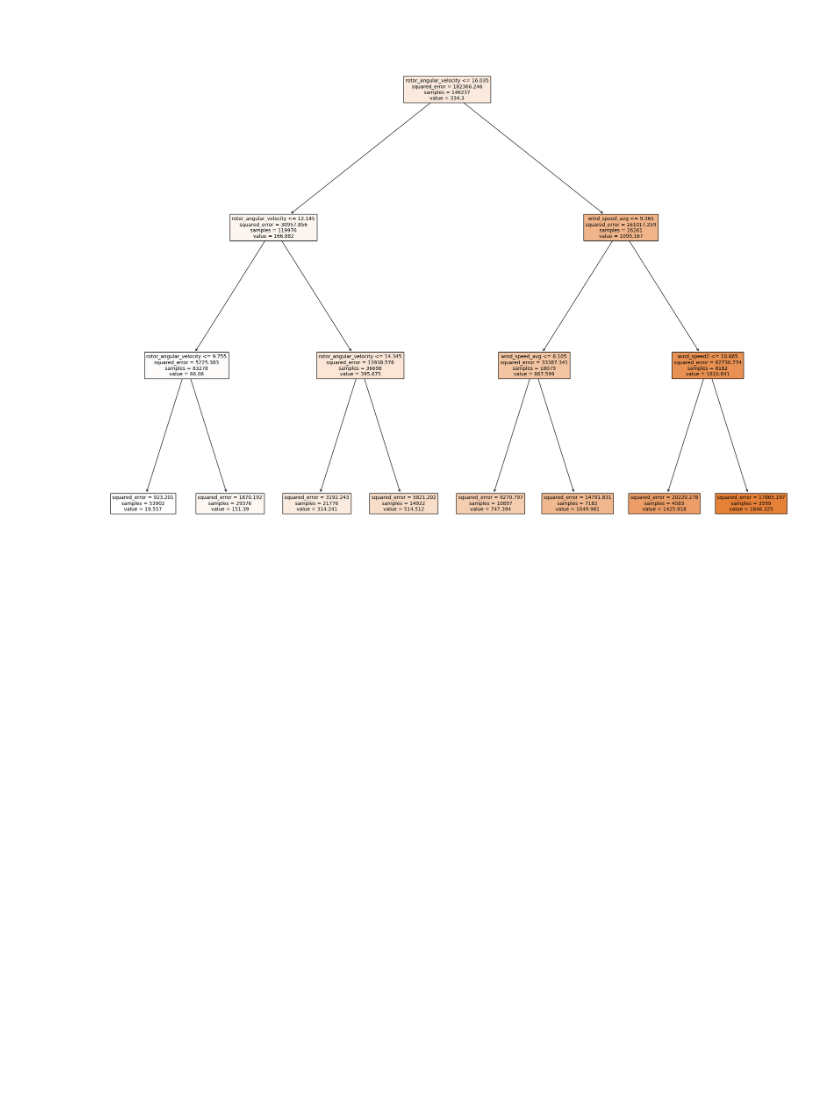
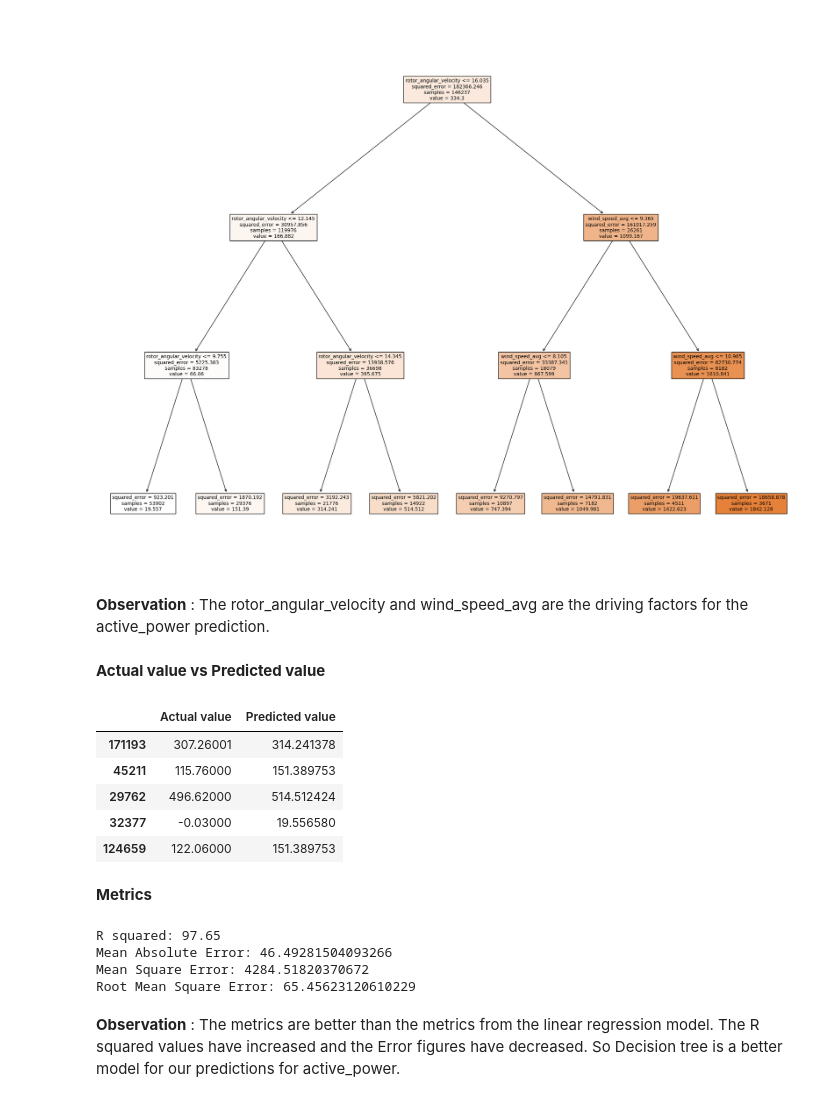
Before and after one commit to madhumitafilos/Collab, a Jupyter notebook: Madhumita_DecisionTree_Intermediate.ipynb, the cells around one changed output. Saved outputs shown, nothing was run; the diff lists cells and outputs as text; code cells hidden in the pictures; blank space fills up the shorter version.

```diff
--- a/Madhumita_DecisionTree_Intermediate.ipynb
+++ b/Madhumita_DecisionTree_Intermediate.ipynb
@@ -42,6 +42,6 @@ Defining features X and y
 # %%
-X = wind_DS[['pitch_angle','reactive_power','nacelle_angle','nacelle_temp','wind_speed1','wind_speed2','wind_speed_avg','wind_angle','vane_angle','outdoor_temp','rotor_angular_velocity','rotor_bearing_temp','weather_temp','pressure','humidity','weather_wind_speed','weather_wind_angle','rain_1h','snow_1h']]
-#X = wind_DS[['pitch_angle','reactive_power','nacelle_temp','wind_speed_avg','rotor_angular_velocity']]
+#X = wind_DS[['pitch_angle','reactive_power','nacelle_angle','nacelle_temp','wind_speed1','wind_speed2','wind_speed_avg','wind_angle','vane_angle','outdoor_temp','rotor_angular_velocity','rotor_bearing_temp','weather_temp','pressure','humidity','weather_wind_speed','weather_wind_angle','rain_1h','snow_1h']]
+X = wind_DS[['pitch_angle','reactive_power','nacelle_temp','wind_speed_avg','rotor_angular_velocity']]
 y = wind_DS['active_power']
 # %% [markdown]
 **Dividing data into training and vaidation data set**
@@ -59,4 +59,4 @@ Measuring the test accuracy of the Decision tree
 # %%
-wind_regression_tree_predict = wind_regression_tree.predict(test_X)
+y_predict = wind_regression_tree.predict(test_X)
 wind_regression_tree.score(test_X, test_y)
 # %% [output]
@@ -68,3 +68,34 @@ wind_regression_tree_fig = plt.figure(figsize=(25,20))
 _ = tree.plot_tree(wind_regression_tree, feature_names=train_X.columns, filled=True)
 # %% [output]
 [figure]
+# %% [markdown]
+**Observation** : The rotor_angular_velocity and wind_speed_avg are the driving factors for the active_power prediction.
+# %% [markdown]
+**Actual value vs Predicted value**
+# %%
+wind_lr_dif = pd.DataFrame({"Actual value":test_y, "Predicted value":y_predict})
+wind_lr_dif.head()
+# %% [output]
+|  | Actual value | Predicted value |
+| 171193 | 307.26001 | 314.241378 |
+| 45211 | 115.76000 | 151.389753 |
+| 29762 | 496.62000 | 514.512424 |
+| 32377 | -0.03000 | 19.556580 |
+| 124659 | 122.06000 | 151.389753 |
+# %% [markdown]
+**Metrics**
+# %%
+meanAbErr = metrics.mean_absolute_error(test_y, y_predict)
+meanSqErr = metrics.mean_squared_error(test_y, y_predict)
+rootMeanSqErr = np.sqrt(metrics.mean_squared_error(test_y, y_predict))
+print('R squared: {:.2f}'.format(wind_regression_tree.score(X,y)*100))
+print('Mean Absolute Error:', meanAbErr)
+print('Mean Square Error:', meanSqErr)
+print('Root Mean Square Error:', rootMeanSqErr)
+# %% [output]
+R squared: 97.65
+Mean Absolute Error: 46.49281504093266
+Mean Square Error: 4284.51820370672
+Root Mean Square Error: 65.45623120610229
+# %% [markdown]
+**Observation** : The metrics are better than the metrics from the linear regression model. The R squared values have increased and the Error figures have decreased. So Decision tree is a better model for our predictions for active_power.
```
Also changed, not shown: parts of 6 cells of this notebook.
